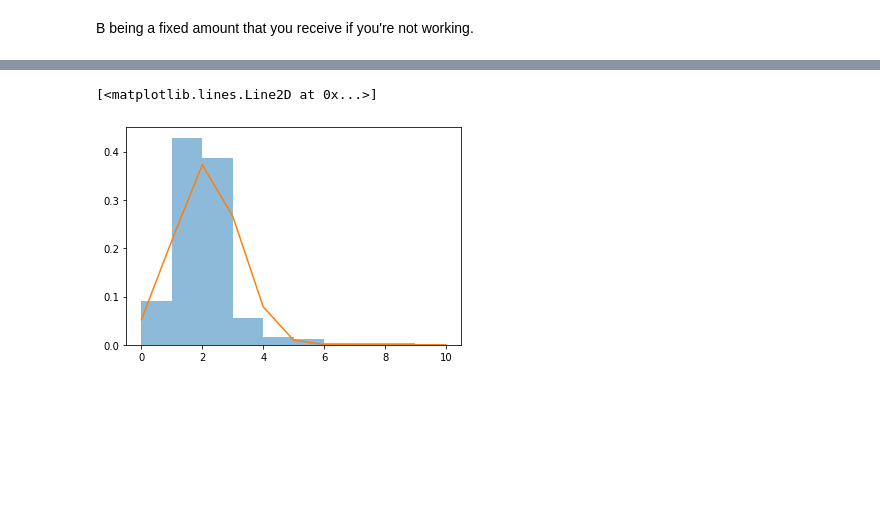
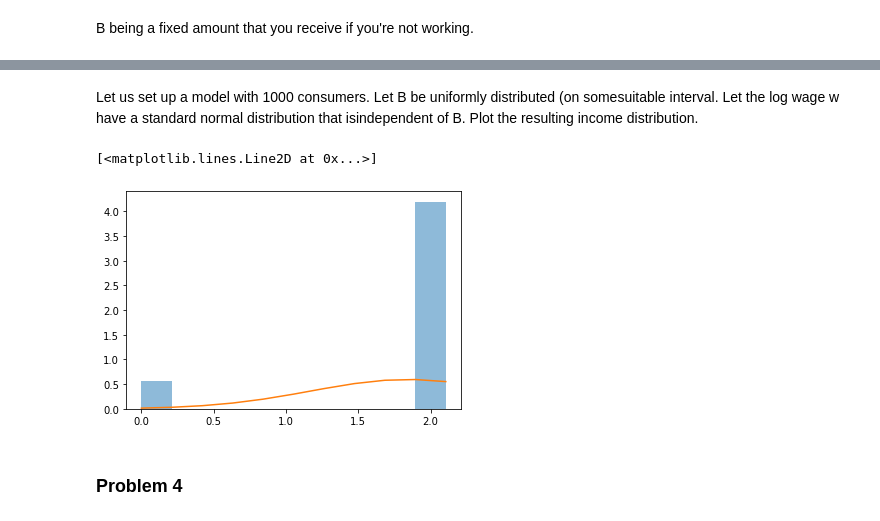
Before and after one commit to PaulineMalaguti/EBA3650, a Jupyter notebook: Lecture 5/QE_Problem_Set_5.ipynb, the cells around one changed output, grey strips where cells are left out. Cells and saved outputs as stored; diff of their text form; code cells hidden in the pictures; blank space fills up the shorter version.

Commit message:
Update problem set 5

```diff
--- a/Lecture 5/QE_Problem_Set_5.ipynb
+++ b/Lecture 5/QE_Problem_Set_5.ipynb
@@ -866,3 +915,5 @@ B being a fixed amount that you receive if you're not working.
+# %% [markdown]
+Let us set up a model with 1000 consumers. Let B be uniformly distributed (on somesuitable interval. Let the log wage w have a standard normal distribution that isindependent of B. Plot the resulting income distribution.
 # %%
 def demandB(income,wage,e,B):
     def utility(l,c,e):
@@ -881,32 +932,34 @@ def demandB(income,wage,e,B):
         return l, c
 
     #leisure, conumption = demand
 
     c,m = demand(income,wage,e)
     util=utility(c,m,e)-B
     util2=utility(income,0,e)
     if util2>util:
         c=income
         m=0
 
     return c,m
 
 Bs=np.random.uniform(size=1000)*2
-ws=np.exp(np.random.normal(size=1000))
+ws=np.log(np.random.normal(4,0.1,size=1000))
 
 incomes=np.zeros(1000)
 ms = np.zeros(1000)
 e = 0.2
 
 for i in range(1000):
     (c,m)=demandB(2,ws[i],e,Bs[i])
     incomes[i]=2+ws[i]*m
     ms[i]=m
 
 _, bins, _ = plt.hist(ms, 10, density=1, alpha=0.5)
 mu, sigma = stats.norm.fit(ms)
 best_fit_line = stats.norm.pdf(bins, mu, sigma)
 plt.plot(bins, best_fit_line)
 # %% [output]
 [<matplotlib.lines.Line2D at 0x...>]
-[figure, old version]
+[figure, new version]
+# %% [markdown]
+### Problem 4
```
Also changed, not shown: parts of 10 cells of this notebook.
